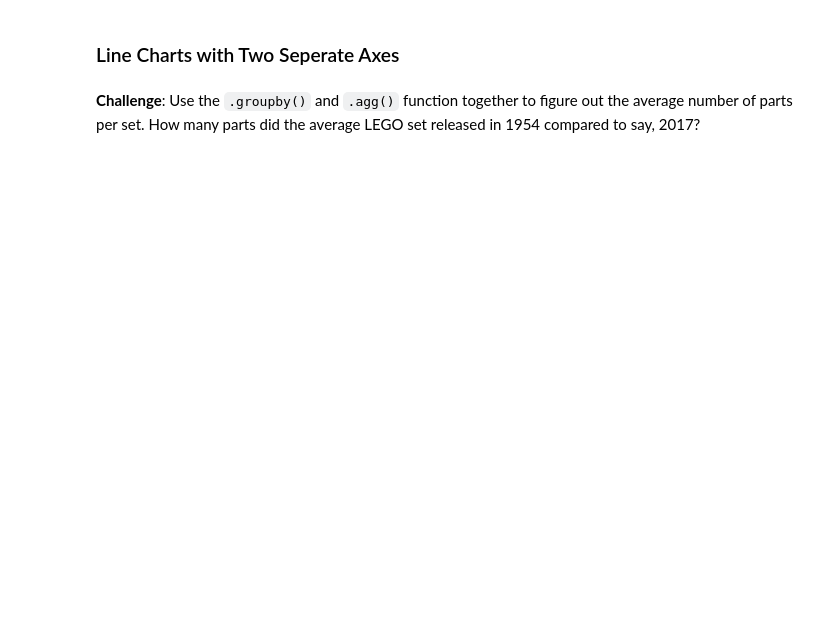
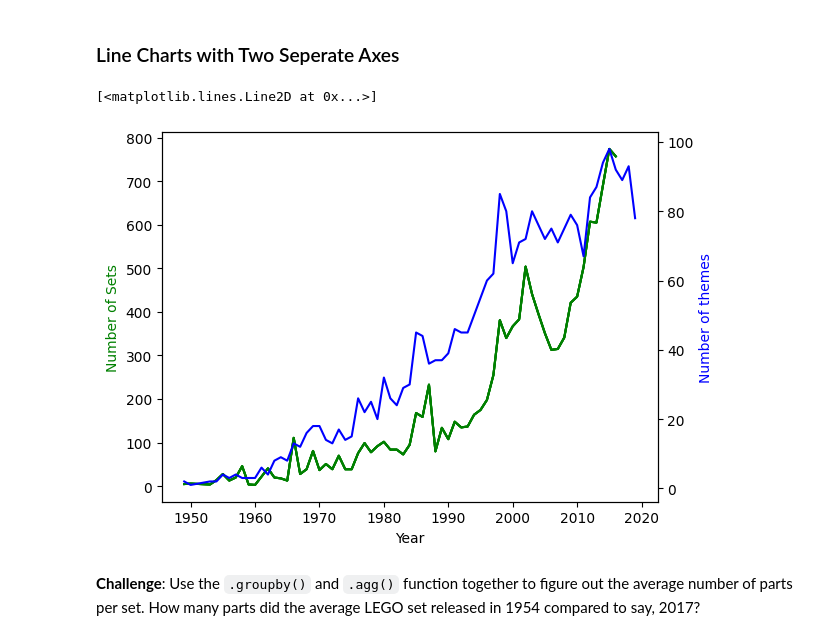
Before and after one commit to Yuguda999/lego, a Jupyter notebook: LEGO Notebook and Data/Lego_Analysis_for_Course_(start).ipynb, the cells around one changed output. Cells and saved outputs as stored; diff of their text form; code cells hidden in the pictures; blank space fills up the shorter version.

```diff
--- a/LEGO Notebook and Data/Lego_Analysis_for_Course_(start).ipynb
+++ b/LEGO Notebook and Data/Lego_Analysis_for_Course_(start).ipynb
@@ -176,4 +184,15 @@ clean_themes = themes.dropna()
 # %% [markdown]
 ### Line Charts with Two Seperate Axes
+# %%
+ax1 = plt.gca()
+ax2 = ax1.twinx()
+ax1.set_xlabel('Year')
+ax1.set_ylabel('Number of Sets', color='green')
+ax2.set_ylabel('Number of themes', color='blue')
+ax1.plot(set_year.index[:-2], set_year.values[:-2], color='g')
+ax2.plot(themes_by_year.index[:-2], themes_by_year.values[:-2], color='b')
+# %% [output]
+[<matplotlib.lines.Line2D at 0x...>]
+[figure, added]
 # %% [markdown]
 **Challenge**: Use the <code>.groupby()</code> and <code>.agg()</code> function together to figure out the average number of parts per set. How many parts did the average LEGO set released in 1954 compared to say, 2017?
```
Also changed, not shown: parts of 15 cells of this notebook.
